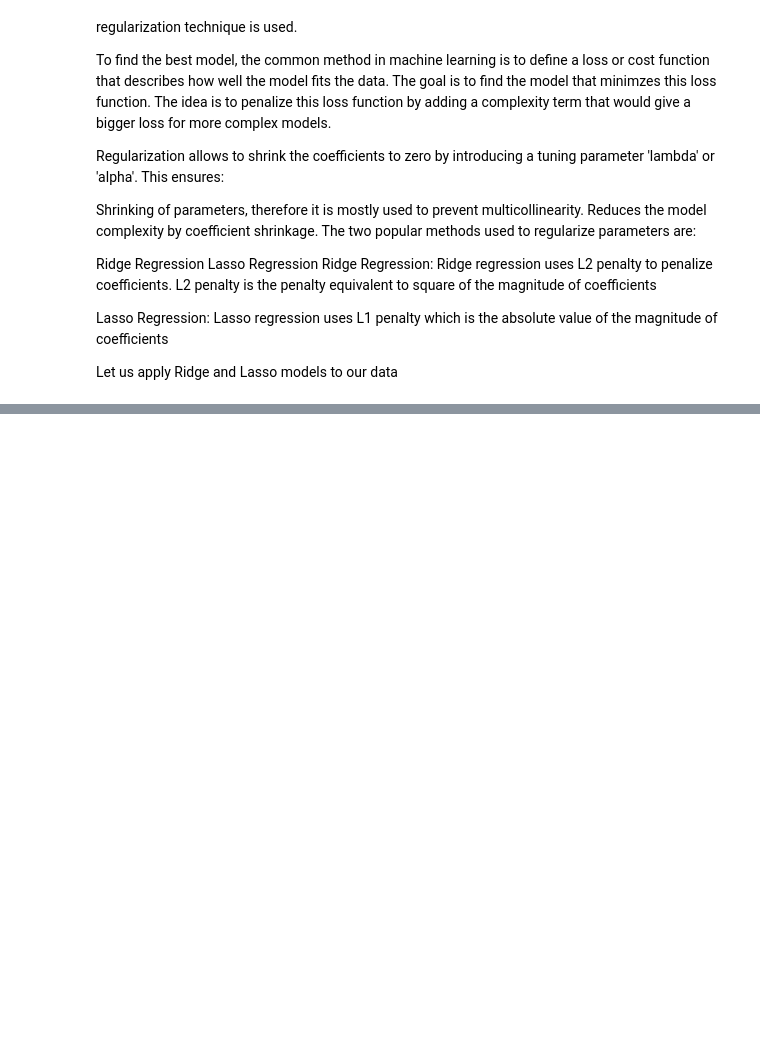
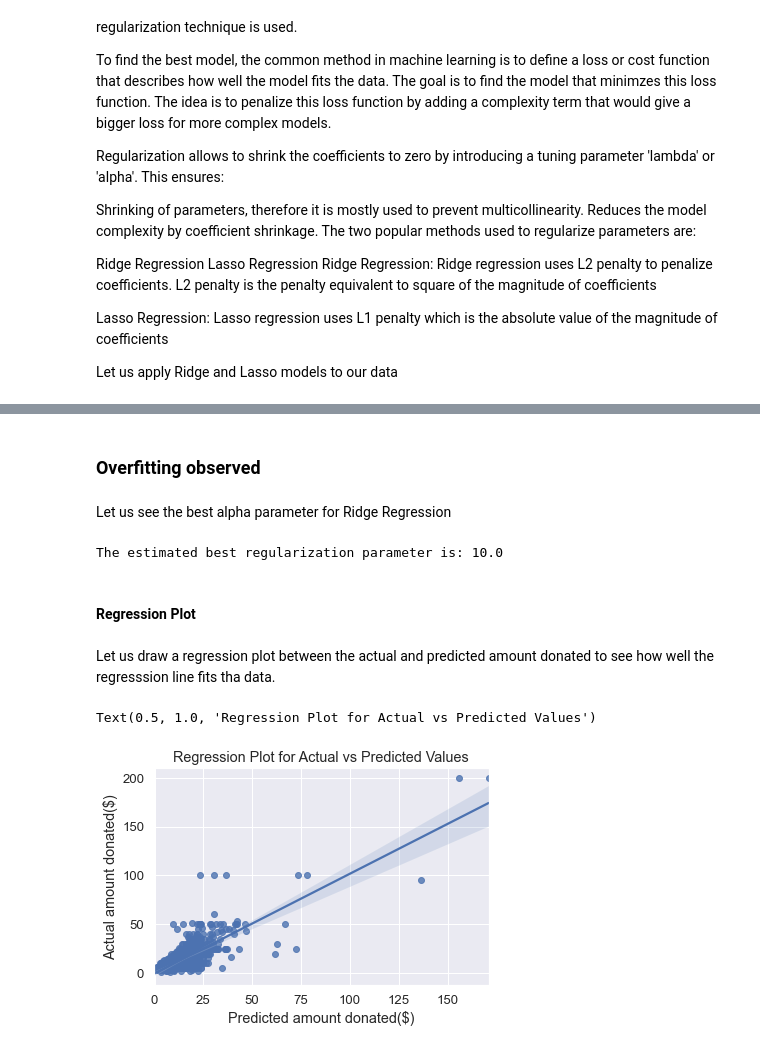
Before and after one commit to jindukwentua/Applying-Machine-Learning-to-Charity-donations, a Jupyter notebook: notebook/2nd_regression_model.ipynb, the cells around one changed output, grey strips where cells are left out. Cells and saved outputs as stored; diff of their text form; code cells hidden in the pictures; blank space fills up the shorter version.

Commit message:
rfe reg_model

```diff
--- a/notebook/2nd_regression_model.ipynb
+++ b/notebook/2nd_regression_model.ipynb
@@ -763,0 +764,4 @@ KeyError: "['recency_status_96nk_N', 'urbanicity_R', 'urbanicity_X', 'urbanicity
+# %%
+X =  total_data.iloc[:4843]
+X_test_cat_encoded =  total_data.iloc[4843:]
+X.shape, X_test_cat_encoded.shape, y.shape
@@ -763,0 +770,5 @@ KeyError: "['recency_status_96nk_N', 'urbanicity_R', 'urbanicity_X', 'urbanicity
+# %%
+X = X[independent_variables]
+X_test_cat_encoded = X_test_cat_encoded[independent_variables]
+y = y
+X.shape, X_test_cat_encoded.shape,y.shape
@@ -765,0 +781,7 @@ X_train, X_test, y_train, y_test  = train_test_split(X, y, test_size=0.3, random
+# %%
+# Define the alphas
+alphas = [1e-15, 1e-10, 1e-8, 1e-5,1e-4, 1e-3,1e-2, 1, 5, 10]
+# Create an object for RidgeCV
+ridge_reg = RidgeCV(alphas=alphas, cv=None, store_cv_values=True)
+# Fit the model to our training data
+ridge_reg.fit(X_train,y_train)
@@ -765,0 +816,21 @@ X_train, X_test, y_train, y_test  = train_test_split(X, y, test_size=0.3, random
+# %% [markdown]
+### Overfitting observed
+# %% [markdown]
+Let us see the best alpha parameter for Ridge Regression
+# %%
+alpha_ridge_cv = ridge_reg.alpha_
+print('The estimated best regularization parameter is: %.1f' %(alpha_ridge_cv))
+# %% [output]
+The estimated best regularization parameter is: 10.0
+# %% [markdown]
+#### Regression Plot
+# %% [markdown]
+Let us draw a regression plot between the actual and predicted amount donated to see how well the regresssion line fits tha data.
+# %%
+# Regression plot between actual and predicted prices
+g = sns.regplot(x=ridge_reg.predict(X_test), y=y_test, fit_reg=True)
+g.set(xlabel='Predicted amount donated($)', ylabel='Actual amount donated($)', title='Model Predictions')
+plt.title('Regression Plot for Actual vs Predicted Values')
+# %% [output]
+Text(0.5, 1.0, 'Regression Plot for Actual vs Predicted Values')
+[figure, added]
```
Also changed, not shown: parts of 80 cells of this notebook, 1 other file.
